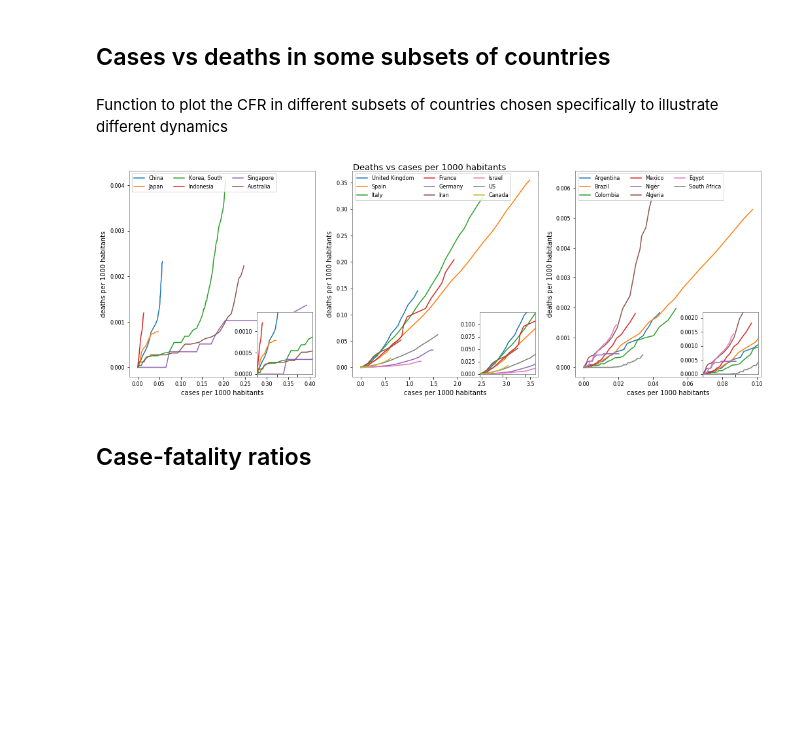
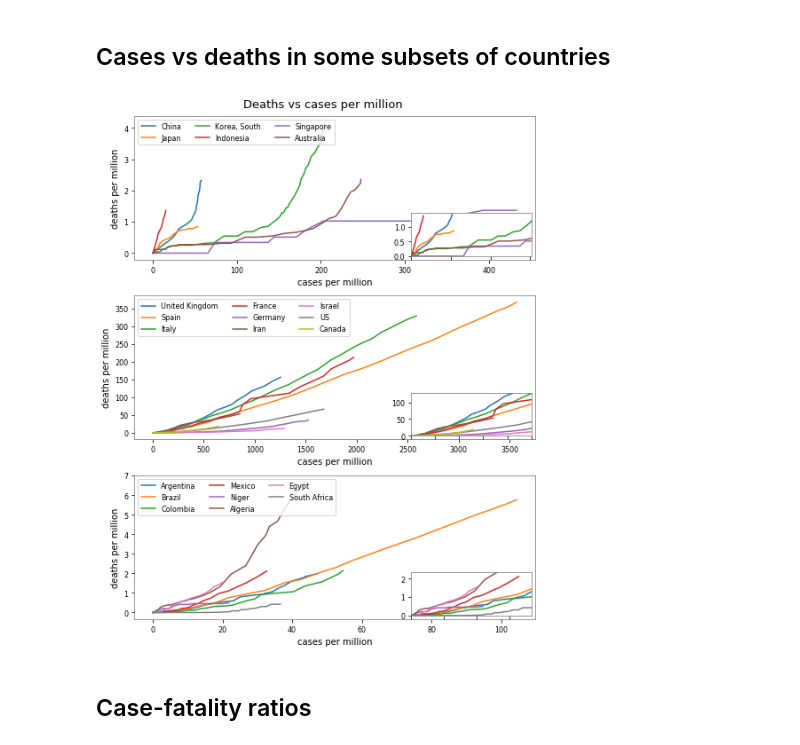
Before and after one commit to scab-unam/dam_COVID-19, a Jupyter notebook: tsam_COVID-19_JHU_cfr_Jan2020-.ipynb, the cells around one changed output. Cells and saved outputs as stored; diff of their text form; code cells hidden in the pictures; blank space fills up the shorter version.

```diff
--- a/tsam_COVID-19_JHU_cfr_Jan2020-.ipynb
+++ b/tsam_COVID-19_JHU_cfr_Jan2020-.ipynb
@@ -249,16 +318,16 @@ Pops_Millions = {'China':1439323776, 'Japan':126476461,'Korea, South':51269185,
                  'Brazil':212559417, 'Colombia':50882891, 'Niger':24206644, 'Algeria':43851044, 'Egypt':102334404,
                  'South Africa':59308690,'Spain':46754778,'Italy':60461826,'France':67886011,'Germany':83783942,
                  'Australia':25499884,'United Kingdom':67886011,'Iran':83992949,'Israel':8655535}
-# %% [markdown]
-Function to plot the CFR in different subsets of countries chosen specifically to illustrate different dynamics
 # %%
 #
-def plotCasesDeathsTS(casesTS,deathsTS,regions,countries, convFactor=1000):
+def plotCasesDeathsTS(casesTS,deathsTS,regions,countries, convFactor=1000,saveFig=1):
     ii = getIndsRegions(countries, regions)
-    figu= gr.figure(figsize=(15,5))
-    figu.suptitle('Deaths vs cases per %d habitants'%convFactor)
-    gr.ioff(); ax=list(); sax=list(); cols=3
-    rows = np.int32(np.ceil(len(regions)/cols))
+    figu= gr.figure(figsize=(7,9))
+    if convFactor <= 1000:
+        figu.suptitle('Deaths vs cases per {: d} habitants'.format(convFactor))
+    elif convFactor == 10**6:
+        figu.suptitle('Deaths vs cases per million ')
+    gr.ioff(); ax=list(); sax=list(); cols=1; rows =3
     ticks= np.arange(0,nDays,7)
     for n in range(len(regions)):
         ax.append(figu.add_subplot(rows,cols,n+1))
@@ -267,39 +336,45 @@ def plotCasesDeathsTS(casesTS,deathsTS,regions,countries, convFactor=1000):
                                 height="30%", # height : 1 inch
                                 loc='lower right'))
         region=ii[n]
+        if convFactor <= 1000:
+            strDeaths = 'Deaths x {: d}'.format(convFactor)
+        elif convFactor == 10**6:
+            strDeaths = 'Deaths per million'
         for nn in range(len(region)):
             cas=convFactor*np.float64(casesTS[region[nn]])/Pops_Millions[countries[region[nn]]]
             dea=convFactor*np.float64(deathsTS[region[nn]])/Pops_Millions[countries[region[nn]]]
+            sax[n].plot(cas,dea,'-',label=countries[region[nn]])
             ax[n].plot(cas,dea,'-',label=countries[region[nn]])
-            ax[n].set_xlabel(r'cases per %d habitants'%convFactor)
-            ax[n].set_ylabel(r'deaths per %d habitants'%convFactor)
-            sax[n].plot(cas,dea,'-',label=countries[region[nn]])
+            if convFactor <= 1000:
+                ax[n].set_xlabel(r'cases x %d'%convFactor);  ax[n].set_ylabel(r'deaths x %d'%convFactor)
+            elif convFactor == 10**6:
+                ax[n].set_xlabel(r'cases per million');  ax[n].set_ylabel(r'deaths per million')
         ymm= ax[n].get_ylim()[1]/3
         xmm= ax[n].get_xlim()[1]/3
         sax[n].set_ylim(0.0,ymm);  sax[n].set_xlim(0.0,xmm);sax[n].set_xticklabels([])
         ax[n].legend(ncol=3,loc='upper left',fontsize=8)
     figu.subplots_adjust(left=0.075,bottom=0.075,right=0.97,top=0.95,wspace=0.2,hspace=0.25)
     gr.ion(); gr.draw(); gr.show()
+    if saveFig>0:
+        figName='tsam_COVID19_JHU_cases-deaths_x%d_JHU.png'%convFactor
+        figu.savefig('./'+figName)
     return figu
 # %%
-
 # Setup regions
 R1=['China','Japan','Korea, South','Indonesia','Singapore','Australia']
 R2=['United Kingdom','Spain','Italy','France','Germany']
 #America=['Mexico','US','Argentina','Brazil','Colombia','Chile']
 LatinAmerica=['Argentina','Brazil','Colombia','Mexico']
 Africa=['Niger','Algeria','Egypt','South Africa']
 R3=['US','Canada']
 MiddleEast =['Iran','Israel']
 #MiddleEast =['Iran','Lebanon', 'West Bank and Gaza','Israel']
 regions=[R1,R2+MiddleEast+R3,LatinAmerica+Africa]
 #
 ii = getIndsRegions(countries, regions)
-figu=plotCasesDeathsTS(casesTS=totCases,deathsTS=totDeathCases,regions=regions,countries=countries)
-strCasesDeaths='tsam_COVID19_JHU_cases-deaths1000_JHU.png'
-figu.savefig('./'+strCasesDeaths)
+figu=plotCasesDeathsTS(casesTS=totCases,deathsTS=totDeathCases,regions=regions,countries=countries, convFactor=10**6)
 # %% [output]
-[figure, old version]
+[figure, new version]
 # %% [markdown]
 ## Case-fatality ratios
 # %% [markdown]
```
Also changed, not shown: parts of 23 cells of this notebook, 8 other files.
